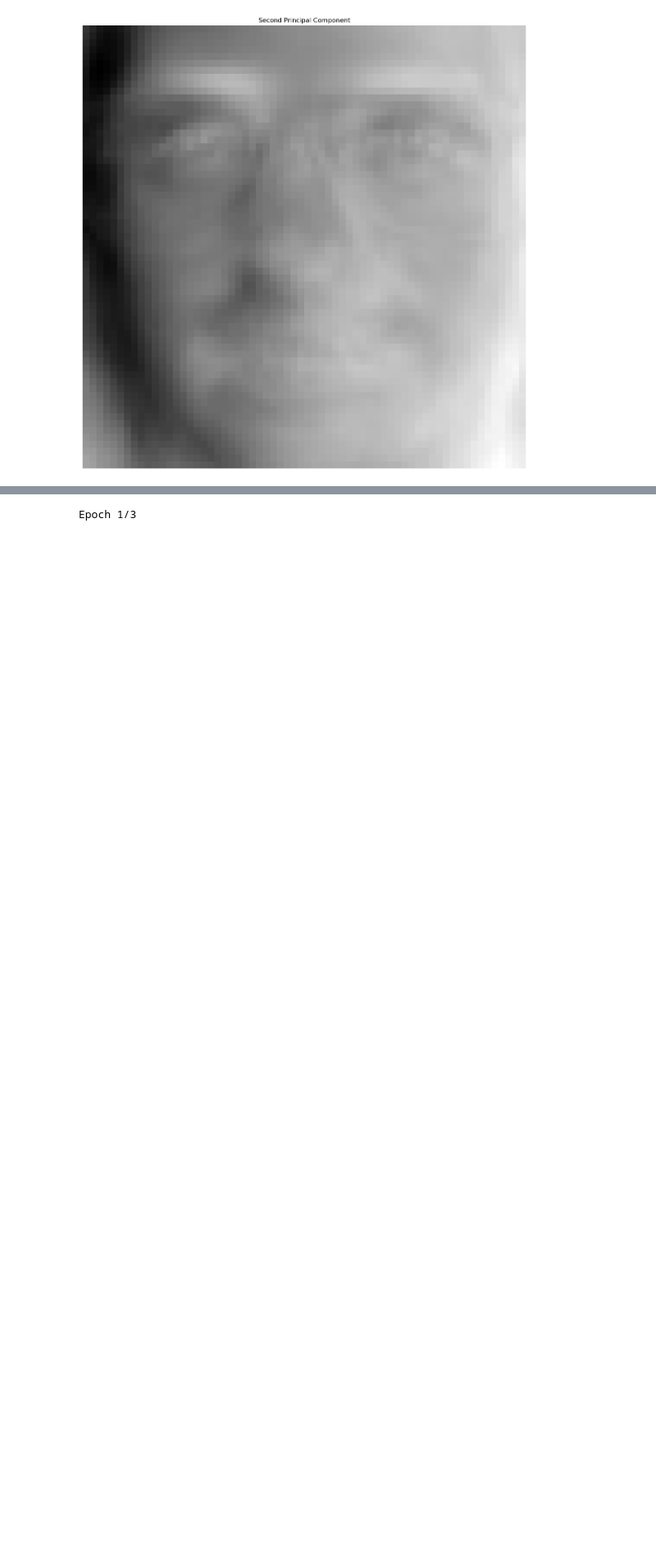
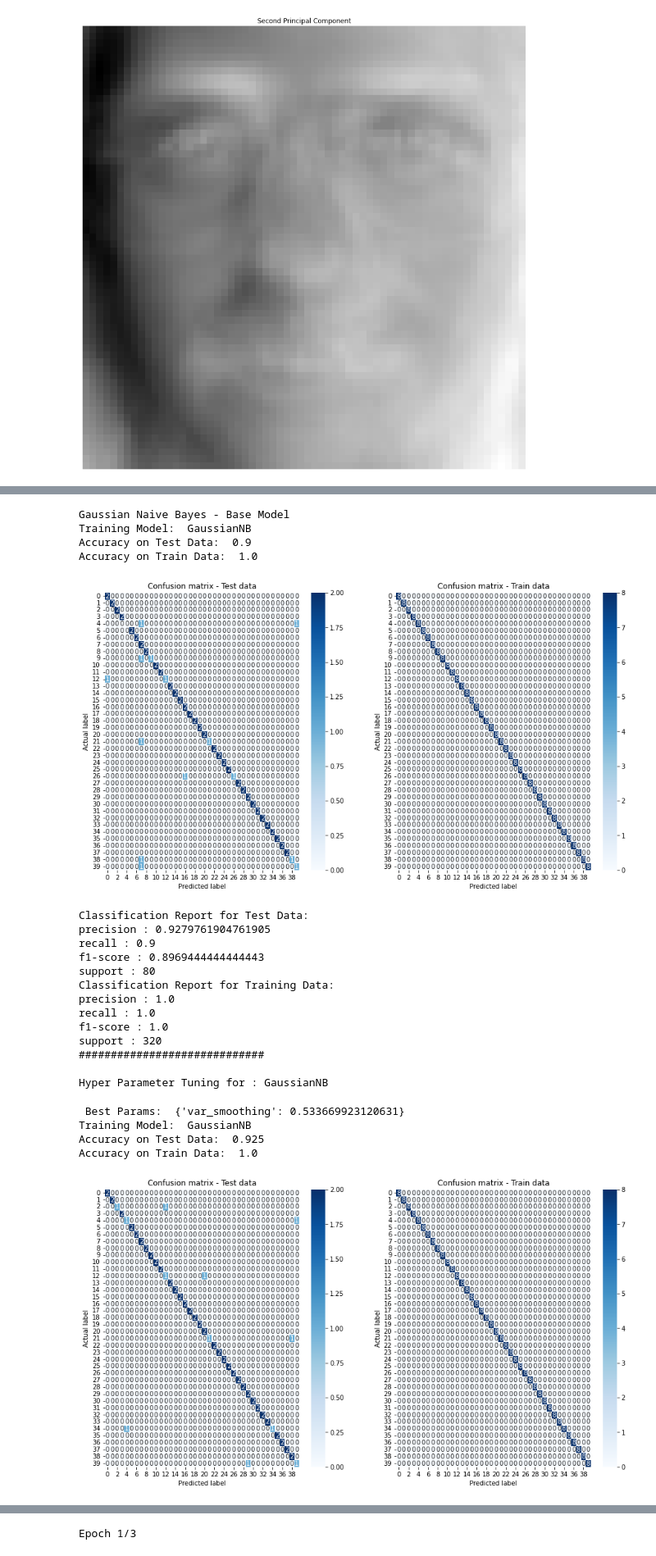
Before and after one commit to TheScorpoi/faa-face-recognition, a Jupyter notebook: src/main.ipynb, the cells around one changed output, grey strips where cells are left out. Shown at 82% size. Cells and saved outputs as stored; diff of their text form; code cells hidden in the pictures; blank space fills up the shorter version.

```diff
--- a/src/main.ipynb
+++ b/src/main.ipynb
@@ -497,0 +531,44 @@ support : 320
+# %%
+from sklearn.naive_bayes import GaussianNB
+gaussianNB = GaussianNB()
+
+print("Gaussian Naive Bayes - Base Model")
+train(gaussianNB, X_train_pca, X_test_pca, y_train, y_test)
+print('#############################\n')
+
+gaussianNBHyperTuned = GaussianNB()
+parameters = [{'var_smoothing': np.logspace(0,-9, num=100)}]
+best_params = hyper_parameter(gaussianNBHyperTuned, parameters, X_train_pca, y_train)
+gaussianNBHyperTuned.set_params(**best_params)
+train(gaussianNBHyperTuned, X_train_pca, X_test_pca, y_train, y_test)
+print('#############################\n')
+
+gaussianNBKfmodel = k_fold_cross_validation(gaussianNBHyperTuned, 5, X_train_pca, y_train)
+train(gaussianNBKfmodel, X_train_pca, X_test_pca, y_train, y_test)
+print('#############################\n')
+
+validationCurve(np.logspace(0,-9, num=100), "var_smoothing", X_train_pca, y_train, gaussianNBKfmodel)
+# %% [output]
+Gaussian Naive Bayes - Base Model
+Training Model:  GaussianNB
+Accuracy on Test Data:  0.9
+Accuracy on Train Data:  1.0
+[figure, added]
+Classification Report for Test Data:
+precision : 0.9279761904761905
+recall : 0.9
+f1-score : 0.8969444444444443
+support : 80
+Classification Report for Training Data:
+precision : 1.0
+recall : 1.0
+f1-score : 1.0
+support : 320
+#############################
+
+Hyper Parameter Tuning for : GaussianNB
+ Best Params:  {'var_smoothing': 0.533669923120631}
+Training Model:  GaussianNB
+Accuracy on Test Data:  0.925
+Accuracy on Train Data:  1.0
+[figure, added]
```
Also changed, not shown: parts of 26 cells of this notebook.
